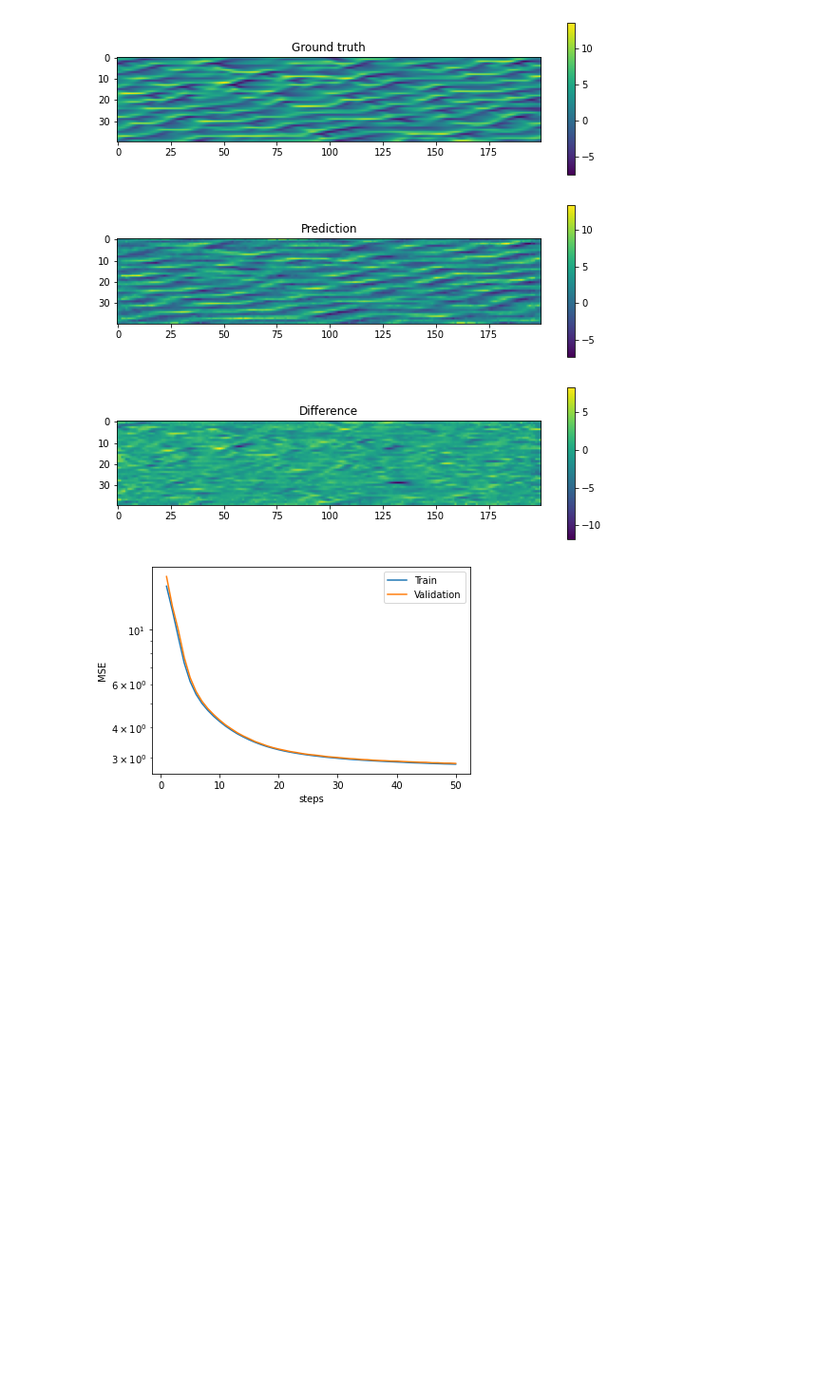
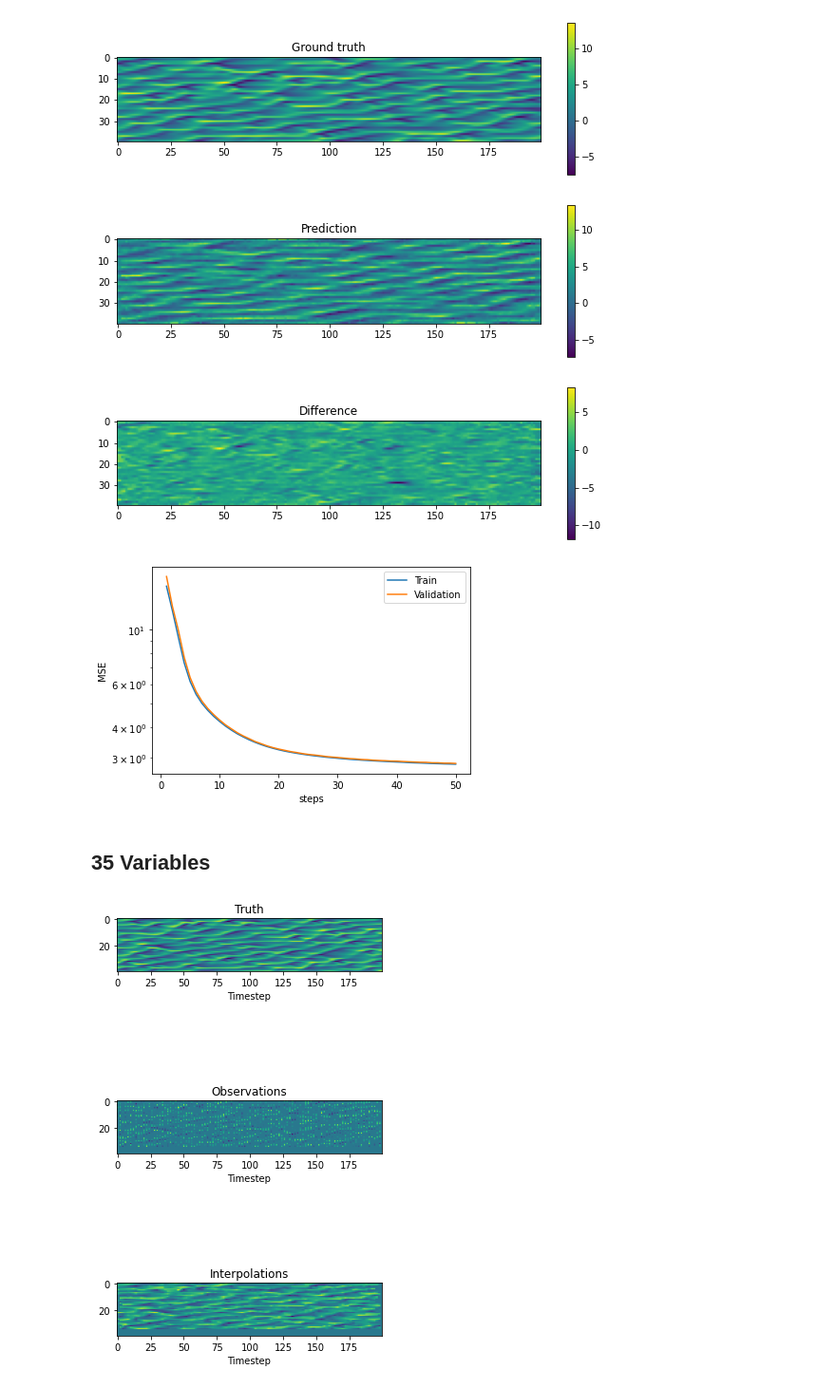
Before and after one commit to cdurand95/DataAssimilationProject, a Jupyter notebook: Baseline96.ipynb, the cells around one changed output. Shown at 95% size. Saved outputs shown, nothing was run; the diff lists cells and outputs as text; code cells hidden in the pictures; blank space fills up the shorter version.

```diff
--- a/Baseline96.ipynb
+++ b/Baseline96.ipynb
@@ -355,3 +355,14 @@ plot_loss(model_CNN, max_epoch=50)
 [figure]
 # %%
 trainer.save_checkpoint("L96CNN.ckpt")
+# %% [markdown]
+## 35 Variables
+# %%
+Training_dataset,Val_dataset,Test_dataset = L96PatchDataExtraction(sparsity=0.5,sigma_noise=np.sqrt(2),num_variables=35)
+
+
+meanTe          = np.mean(Test_dataset['Missing']) / np.mean(Test_dataset['Mask'])
+stdTe           = np.sqrt( np.mean( Test_dataset['Missing']**2 ) / np.mean(Test_dataset['Mask']) )
+visualisation_data96(Test_dataset['Truth'],Test_dataset['Obs'],Test_dataset['Init'],125)
+# %% [output]
+[figure, added]
```
Also changed, not shown: parts of 9 cells of this notebook, 2 other files.
